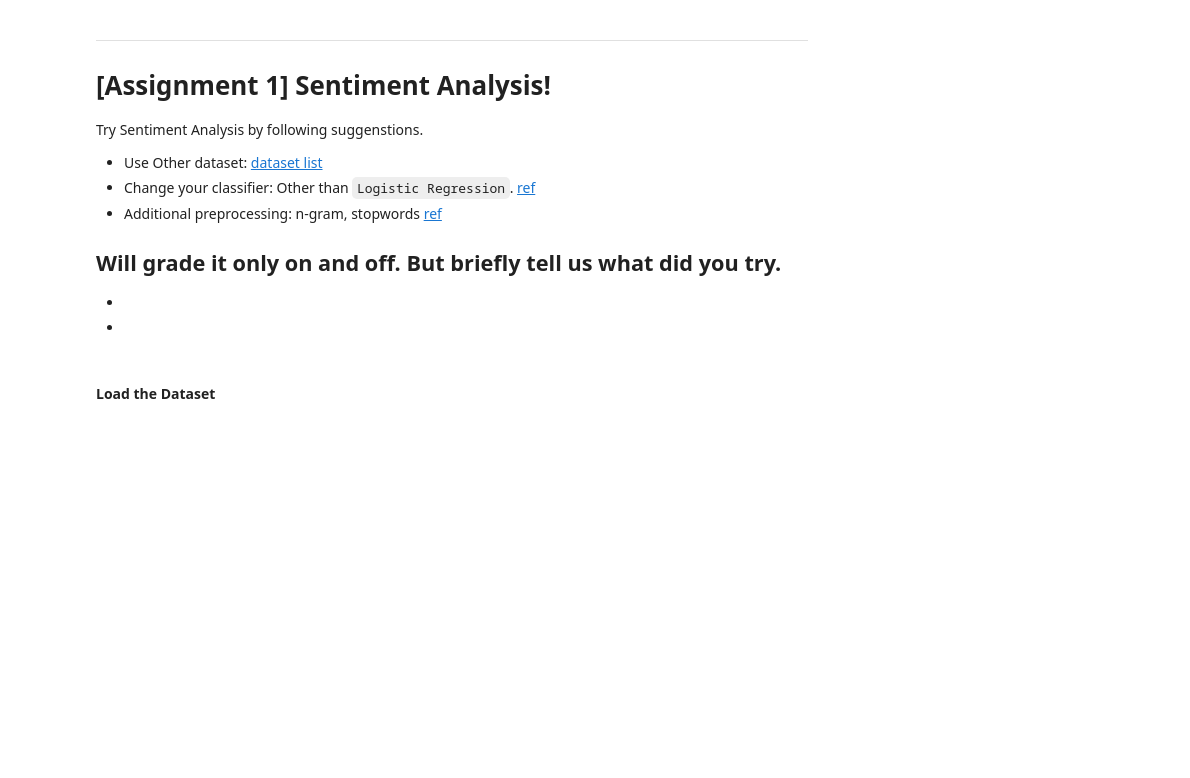
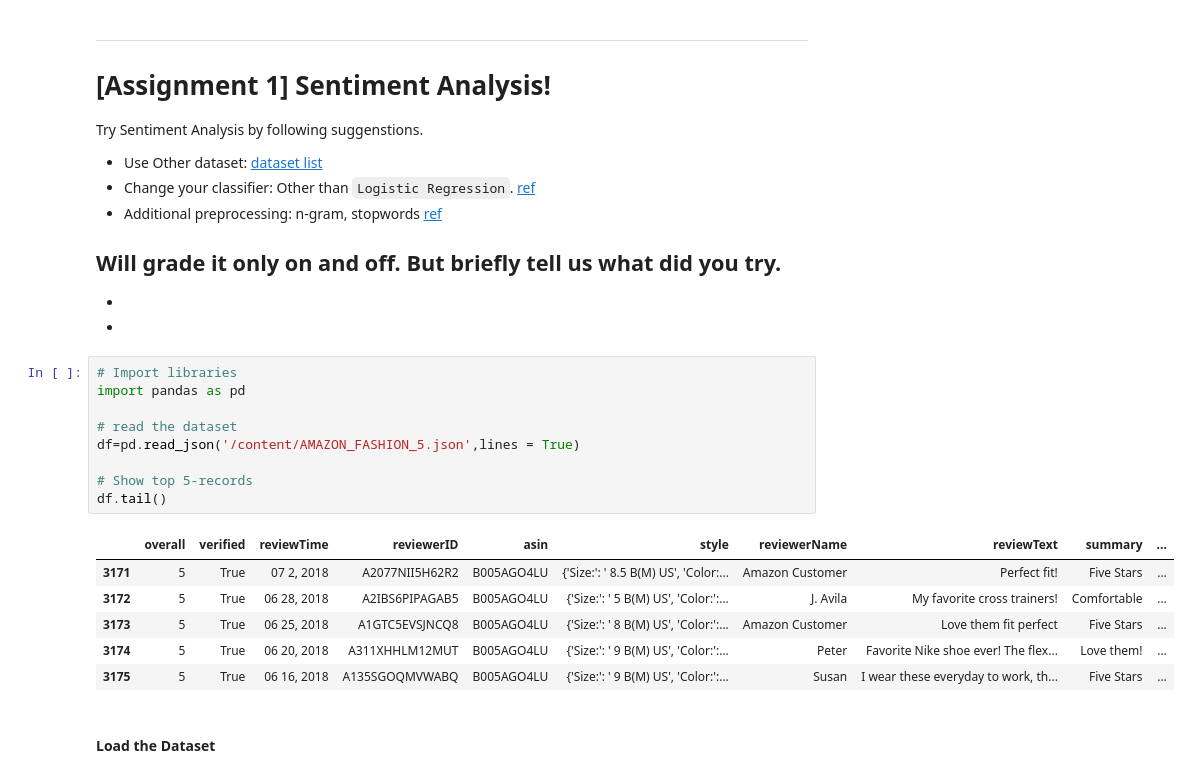
Before and after one commit to aikozvezda/NLP, a Jupyter notebook: [NLP]_Lab_1.ipynb, the cells around one changed output. Saved outputs shown, nothing was run; the diff lists cells and outputs as text; blank space fills up the shorter version.

```diff
--- a/[NLP]_Lab_1.ipynb
+++ b/[NLP]_Lab_1.ipynb
@@ -574,5 +574,21 @@ Will grade it only on and off. But briefly tell us what did you try.
 -
 -
 -
+# %%
+# Import libraries
+import pandas as pd
+
+# read the dataset
+df=pd.read_json('/content/AMAZON_FASHION_5.json',lines = True)
+
+# Show top 5-records
+df.tail()
+# %% [output]
+|  | overall | verified | reviewTime | reviewerID | asin | style | reviewerName | reviewText | summary | ... |
+| 3171 | 5 | True | 07 2, 2018 | A2077NII5H62R2 | B005AGO4LU | {'Size:': ' 8.5 B(M) US', 'Color:... | Amazon Customer | Perfect fit! | Five Stars | ... |
+| 3172 | 5 | True | 06 28, 2018 | A2IBS6PIPAGAB5 | B005AGO4LU | {'Size:': ' 5 B(M) US', 'Color:':... | J. Avila | My favorite cross trainers! | Comfortable | ... |
+| 3173 | 5 | True | 06 25, 2018 | A1GTC5EVSJNCQ8 | B005AGO4LU | {'Size:': ' 8 B(M) US', 'Color:':... | Amazon Customer | Love them fit perfect | Five Stars | ... |
+| 3174 | 5 | True | 06 20, 2018 | A311XHHLM12MUT | B005AGO4LU | {'Size:': ' 9 B(M) US', 'Color:':... | Peter | Favorite Nike shoe ever! The flex... | Love them! | ... |
+| 3175 | 5 | True | 06 16, 2018 | A135SGOQMVWABQ | B005AGO4LU | {'Size:': ' 9 B(M) US', 'Color:':... | Susan | I wear these everyday to work, th... | Five Stars | ... |
 # %% [markdown]
 #### Load the Dataset
```
Also changed, not shown: parts of 8 cells of this notebook.
